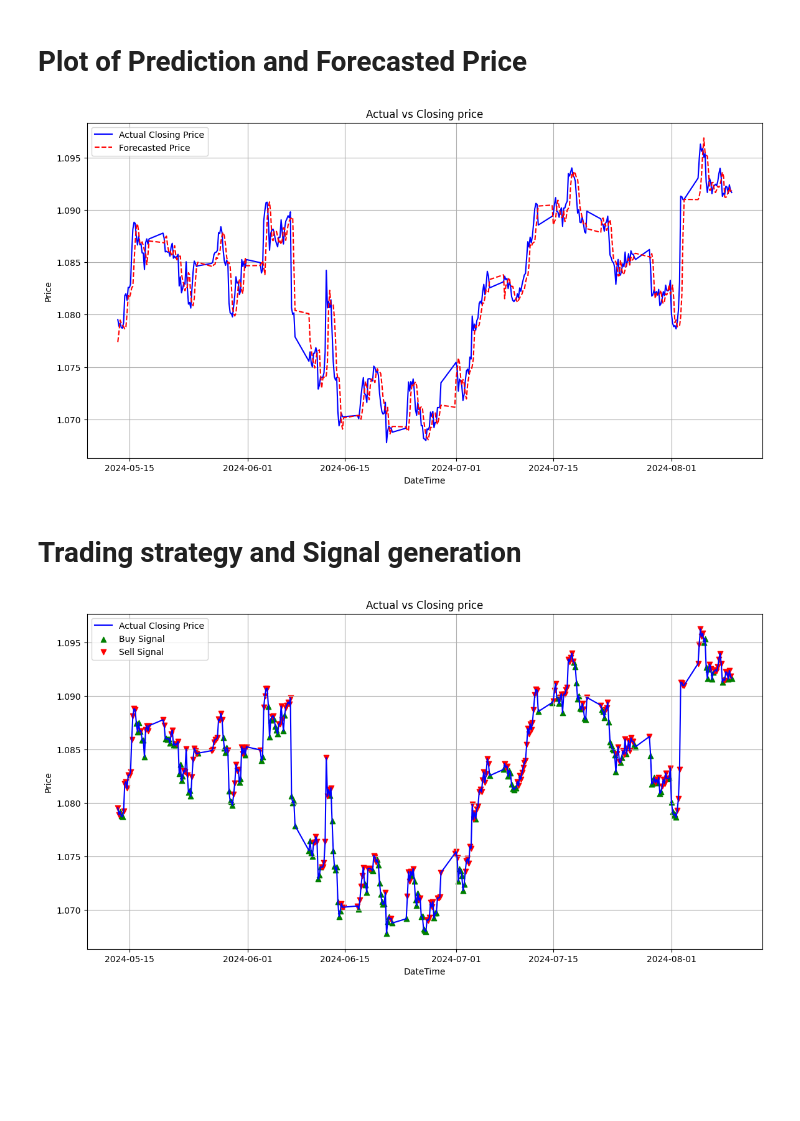
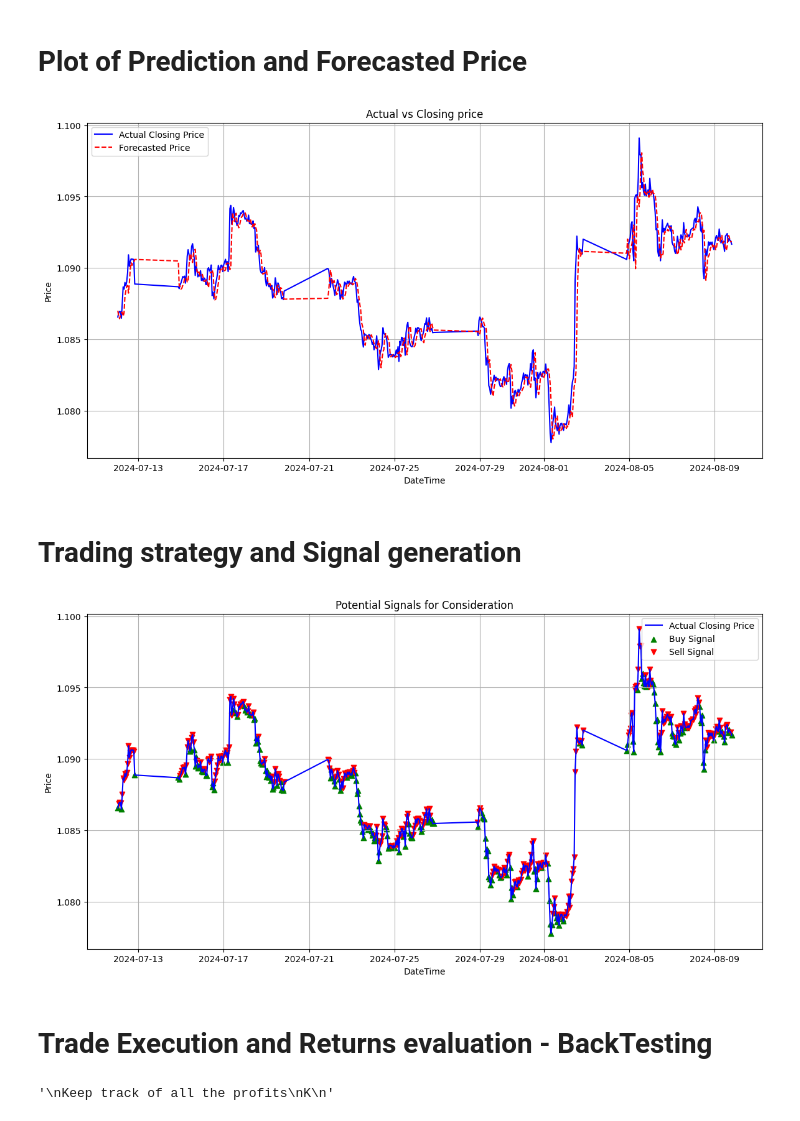
Before and after one commit to D-Mutabazi/Data-Engineering-Projects-and-Coursework, a Jupyter notebook: MLR_forecast.ipynb, the cells around one changed output. Cells and saved outputs as stored; diff of their text form; code cells hidden in the pictures; blank space fills up the shorter version.

```diff
--- a/MLR_forecast.ipynb
+++ b/MLR_forecast.ipynb
@@ -14,20 +14,26 @@ def load_data(file_path):
     data = pd.read_csv(file_path)
     data['Time'] = pd.to_datetime(data['Time'],format='%Y-%m-%d %H:%M:%S')
 
+    #remove weekends
+
+    #Feature Egineering
+    data['50_sma'] = data['Close'].rolling(window=50).mean() #add 50 moving average
+    data['200_sma'] = data['Close'].rolling(window=200).mean() #add 200 moving average
+    print(data.tail())
+
     # Data Processing: Add target variable: closing price at the next time step
     data['NextTimeStepClosing'] = data['Close'].shift(-1) #shift closing price to create target
 
-    data = data.dropna() # drop last row
+    data = data.dropna() # drop rows that have NA
 
     #select subset of data
-    data = data[-2000:]
+    data = data[-2500:]
 
     # Features: data of the current time step
     time = data['Time']
-    X = data[['Open','High', 'Low', 'Close']]  #features
+    X = data[['Open','High', 'Low', 'Close', 'Volume','50_sma','200_sma']]  #features
 
-
-    Y = data['NextTimeStepClosing']                #target - closing price of next time
+    Y = data['NextTimeStepClosing']    #target - closing price of next time
 
     return X, Y, time
 
@@ -63,13 +69,13 @@ class LinearRegression:
 # Data loading, Model Training and Performance Evaluation
 # %%
 # Load data
-file_path = './Data/EURUSD_H4.csv'  # Replace with your CSV file path
+file_path = './Data/EURUSD_H1.csv'  # Replace with your CSV file path
 X, y, time = load_data(file_path)
 
 # Split data into training and test sets
 X_train, X_test, y_train, y_test, time_train, time_test = train_test_split(X, y, time,  test_size=0.2, random_state=42, shuffle=False)
 
-# Standardize features - unless volume added, not needed
+# Standardize features - unless volume added, not needed: done so model can weigh each feature fairly
 scaler = StandardScaler()
 X_train = scaler.fit_transform(X_train)
 X_test = scaler.transform(X_test)
@@ -129,7 +144,7 @@ plt.legend()
 plt.grid(True)
 plt.show()
 # %% [output]
-[figure, old version]
+[figure, new version]
 # %% [markdown]
 # Trading strategy and Signal generation
 # %%
@@ -146,32 +161,69 @@ for i in range(len(y_test)):
     #enter short position
     elif(y_pred_test.iloc[i] < y_test.iloc[i]):
         sell_signals.append((time_test.iloc[i], y_test.iloc[i]))
         buy_signals.append((None, None))
     #no trade opportunity
     else:
         sell_signals.append((None, None))
         buy_signals.append((None, None))
 
 # Extract times and prices for plotting
 buy_times = [signal[0] for signal in buy_signals if signal[0] is not None]
 buy_prices = [signal[1] for signal in buy_signals if signal[1] is not None]
 sell_times = [signal[0] for signal in sell_signals if signal[0] is not None]
 sell_prices = [signal[1] for signal in sell_signals if signal[1] is not None]
 
 
 # Plot buy and sell signals
 plt.figure(figsize=(14,7))
 plt.plot(resultsDataFrame['Date and Time'], resultsDataFrame['Actual closing'], label='Actual Closing Price', color='blue')
 # plt.plot(resultsDataFrame['Date and Time'], resultsDataFrame['Fore. Closing'], label= 'Forecasted Price', color = 'red',linestyle='--')
 
 plt.scatter(buy_times, buy_prices, marker='^', color='green', label='Buy Signal', alpha=1)
 plt.scatter(sell_times, sell_prices, marker='v', color='red', label='Sell Signal', alpha=1)
 
 plt.xlabel('DateTime')
 plt.ylabel('Price')
-plt.title('Actual vs Closing price')
+plt.title('Potential Signals for Consideration')
 plt.legend()
 plt.grid(True)
 plt.show()
 # %% [output]
-[figure, old version]
+[figure, new version]
+# %% [markdown]
+# Trade Execution and Returns evaluation - BackTesting
+# %%
+#iterate through test set
+# buy signal? -> enter long : do not consider any other signal (record entry price)
+# set stop loss and take profit
+# go to next time step
+#  - check price levels
+#  - check has profit been reached? If not continue trade else
+#  - check has price gone below SL -> If true,exit trade look for new signal
+#  - else continue trade
+
+# sell signal? -> enter short : do not consider any other signal (record entry price)
+# set stop loss and take profit
+# go to next time step
+#  - check price levels
+#  - check has profit been reached? If not continue trade else
+#  - check has price gone above SL -> If true,exit trade look for new signal
+#  - else continue trade
+
+# no signal? -> don't enter long/short : consider any other signal (record entry price)
+# go to next time step
+#  - check price levels
+#  - check has buy signa been made? ->enter long else
+#  - check has sell signal been made? enter short else
+#  - no buy or sell signal at current time step, go to next iteration(time step)
+
+'''
+Keep track of all the profits
+K
+'''
+
+
+# for i in range(len(y_pred_test)):
+#     if resultsDataFrame['Date and Time'].iloc[i] ==
+# %% [output]
+'\nKeep track of all the profits\nK\n'
```
Also changed, not shown: parts of 1 cell of this notebook, 1 other file.
